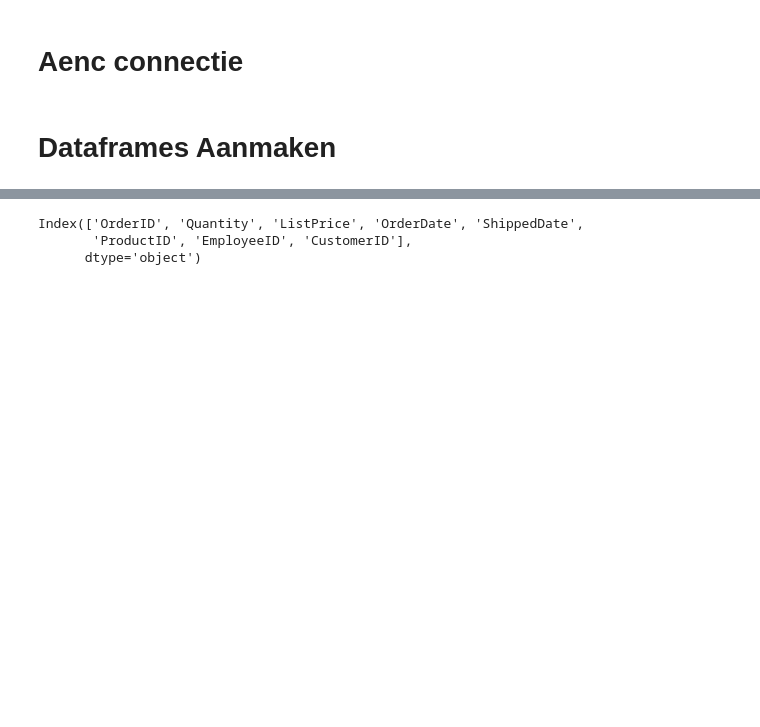
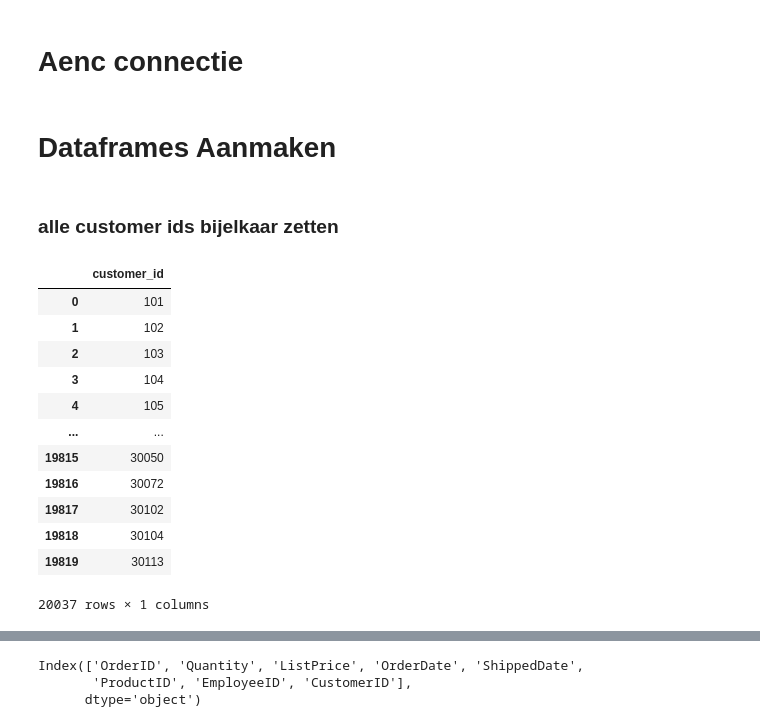
Before and after one commit to JordiPan/United-Outdoors, a Jupyter notebook: python/SelectOrderDetails.ipynb, the cells around one changed output, grey strips where cells are left out. Cells and saved outputs as stored; diff of their text form; code cells hidden in the pictures; blank space fills up the shorter version.

```diff
--- a/python/SelectOrderDetails.ipynb
+++ b/python/SelectOrderDetails.ipynb
@@ -29,3 +29,31 @@ aenc_conn = pyodbc.connect('DRIVER={Microsoft Access Driver (*.mdb, *.accdb)};DB
 aencCursor = aenc_conn.cursor()
 # %% [markdown]
 # Dataframes Aanmaken
+# %% [markdown]
+### alle customer ids bijelkaar zetten
+# %%
+aenc_customerids = pd.read_sql_query('SELECT id FROM customer', aenc_conn)
+nw_customerids = pd.read_sql_query('select CustomerID from Customers', northwind_conn)
+aw_customerids = pd.read_sql_query('select CustomerID from Sales.Customer', adventureworks_conn)
+
+aenc_customerids = aenc_customerids.rename(columns={'id': 'customer_id'})
+nw_customerids = nw_customerids.rename(columns={'CustomerID': 'customer_id'})
+aw_customerids = aw_customerids.rename(columns={'CustomerID': 'customer_id'})
+
+aenc_en_nw = pd.concat([aenc_customerids, nw_customerids])
+alle_customerids = pd.concat([aenc_en_nw, aw_customerids])
+alle_customerids
+# %% [output]
+|  | customer_id |
+| 0 | 101 |
+| 1 | 102 |
+| 2 | 103 |
+| 3 | 104 |
+| 4 | 105 |
+| ... | ... |
+| 19815 | 30050 |
+| 19816 | 30072 |
+| 19817 | 30102 |
+| 19818 | 30104 |
+| 19819 | 30113 |
+20037 rows × 1 columns
```
Also changed, not shown: parts of 15 cells of this notebook, 1 other file.
